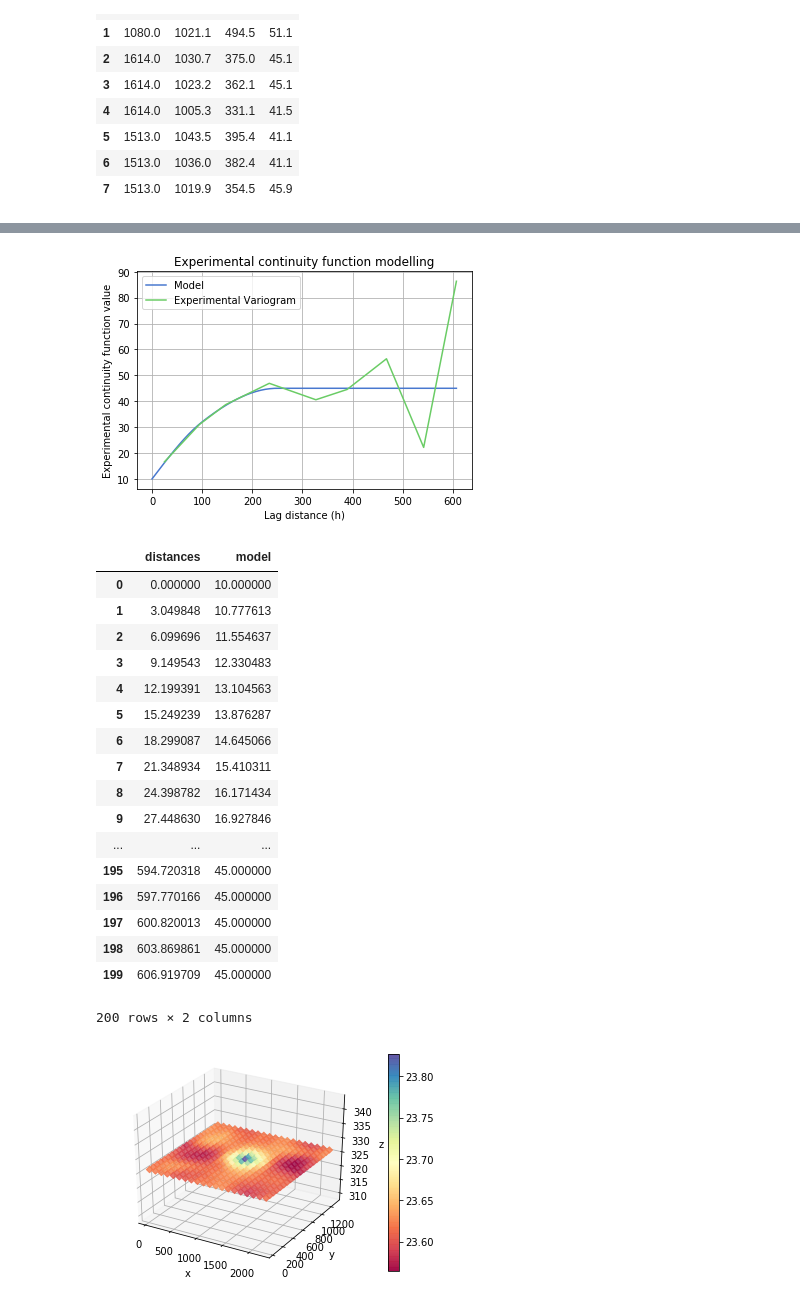
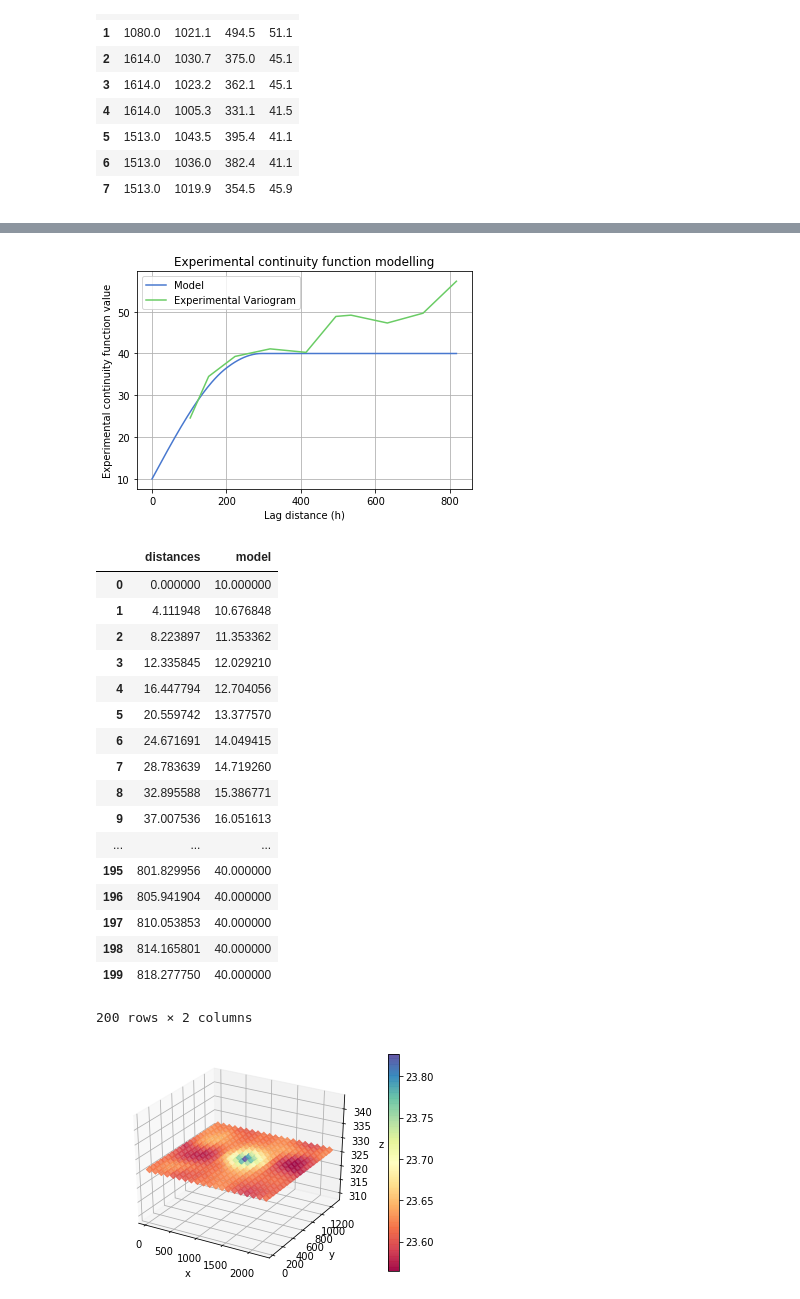
Before and after one commit to DavidDrumond/gammapy-, a Jupyter notebook: Example of gammapy library - Jupyter notebook.ipynb, the cells around one changed output, grey strips where cells are left out. Cells and saved outputs as stored; diff of their text form; code cells hidden in the pictures.

```diff
--- a/Example of gammapy library - Jupyter notebook.ipynb
+++ b/Example of gammapy library - Jupyter notebook.ipynb
@@ -10,6 +11,6 @@ from IPython.display import display
 # %%
 # Import dataset
-data = np.loadtxt("Ferro 3d.dat", skiprows= 1, unpack=False)
+data = np.loadtxt("Ferro 3D.dat", skiprows= 1, unpack=False)
 df = pd.DataFrame(data, columns=['X','Y','Z','fe'])
 display(df.head(8))
 # %% [output]
@@ -33,13 +34,16 @@ vtolerance = 45.0
 hband = 40
 vband = 40
 vband = 40
-azimuth = 157
-dip = 30
+azimuth = 45
+dip = 0
 
 gamma = gammapy.funcs_3D(df,'X','Y','Z','fe','fe',nlags,lagdistance,
                          lineartolerance, htolerance, vtolerance,
                          hband, vband, azimuth,dip)
 # %%
 # Calculate variogram values
-variogram = gamma.calculate_experimental_function("Variogram")
+start = time.time()
+variogram = gamma.calculate_experimental_function("Variogram", plot_graph = True, show_pairs = True)
+finish = time.time()
+print(finish -start)
 # %% [output]
@@ -64,31 +66,31 @@ gamma.plot_experimental_function('Variogram', show_pairs=True)
 # %%
 # Modelling experimental variogram
 gamma.modelling(experimental_dataframe = variogram,
-                rotation_reference = [157,30,0],
+                rotation_reference = [45,0,0],
                 model_func = ["Spherical", "Spherical"],
-                ranges =[[100,50,50],[250,50,50]],
-                contribution = [5,30],
+                ranges =[[200,50,50],[295,50,50]],
+                contribution = [5,25],
                 nugget = 10,
                 inverted = False)
 # %% [output]
-[figure, old version]
+[figure, new version]
 |  | distances | model |
 | 0 | 0.000000 | 10.000000 |
-| 1 | 3.049848 | 10.777613 |
-| 2 | 6.099696 | 11.554637 |
-| 3 | 9.149543 | 12.330483 |
-| 4 | 12.199391 | 13.104563 |
-| 5 | 15.249239 | 13.876287 |
-| 6 | 18.299087 | 14.645066 |
-| 7 | 21.348934 | 15.410311 |
-| 8 | 24.398782 | 16.171434 |
-| 9 | 27.448630 | 16.927846 |
+| 1 | 4.111948 | 10.676848 |
+| 2 | 8.223897 | 11.353362 |
+| 3 | 12.335845 | 12.029210 |
+| 4 | 16.447794 | 12.704056 |
+| 5 | 20.559742 | 13.377570 |
+| 6 | 24.671691 | 14.049415 |
+| 7 | 28.783639 | 14.719260 |
+| 8 | 32.895588 | 15.386771 |
+| 9 | 37.007536 | 16.051613 |
 | ... | ... | ... |
-| 195 | 594.720318 | 45.000000 |
-| 196 | 597.770166 | 45.000000 |
-| 197 | 600.820013 | 45.000000 |
-| 198 | 603.869861 | 45.000000 |
-| 199 | 606.919709 | 45.000000 |
+| 195 | 801.829956 | 40.000000 |
+| 196 | 805.941904 | 40.000000 |
+| 197 | 810.053853 | 40.000000 |
+| 198 | 814.165801 | 40.000000 |
+| 199 | 818.277750 | 40.000000 |
 200 rows × 2 columns
 # %%
 # Calculate average covariogram maps in three dimensions
```
Also changed, not shown: parts of 4 cells of this notebook, 3 other files.
